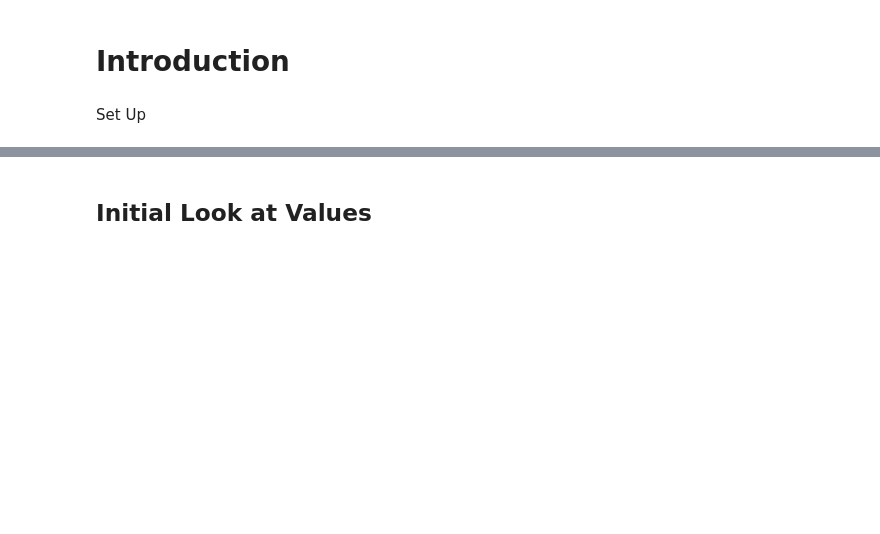
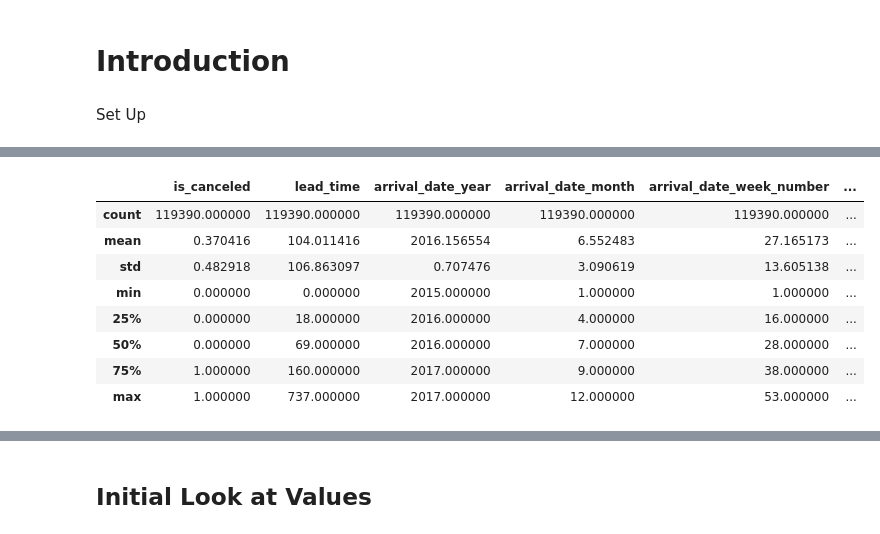
Before and after one commit to briantlui/predictive-model, a Jupyter notebook: notebooks/01-data-loading-cleaning.ipynb, the cells around one changed output, grey strips where cells are left out. Saved outputs shown, nothing was run; the diff lists cells and outputs as text; code cells hidden in the pictures; blank space fills up the shorter version.

```diff
--- a/notebooks/01-data-loading-cleaning.ipynb
+++ b/notebooks/01-data-loading-cleaning.ipynb
@@ -61,0 +224,12 @@ memory usage: 5.2+ MB
+# %%
+init_clean_df.describe()
+# %% [output]
+|  | is_canceled | lead_time | arrival_date_year | arrival_date_month | arrival_date_week_number | ... |
+| count | 119390.000000 | 119390.000000 | 119390.000000 | 119390.000000 | 119390.000000 | ... |
+| mean | 0.370416 | 104.011416 | 2016.156554 | 6.552483 | 27.165173 | ... |
+| std | 0.482918 | 106.863097 | 0.707476 | 3.090619 | 13.605138 | ... |
+| min | 0.000000 | 0.000000 | 2015.000000 | 1.000000 | 1.000000 | ... |
+| 25% | 0.000000 | 18.000000 | 2016.000000 | 4.000000 | 16.000000 | ... |
+| 50% | 0.000000 | 69.000000 | 2016.000000 | 7.000000 | 28.000000 | ... |
+| 75% | 1.000000 | 160.000000 | 2017.000000 | 9.000000 | 38.000000 | ... |
+| max | 1.000000 | 737.000000 | 2017.000000 | 12.000000 | 53.000000 | ... |
```
Also changed, not shown: parts of 52 cells of this notebook.
